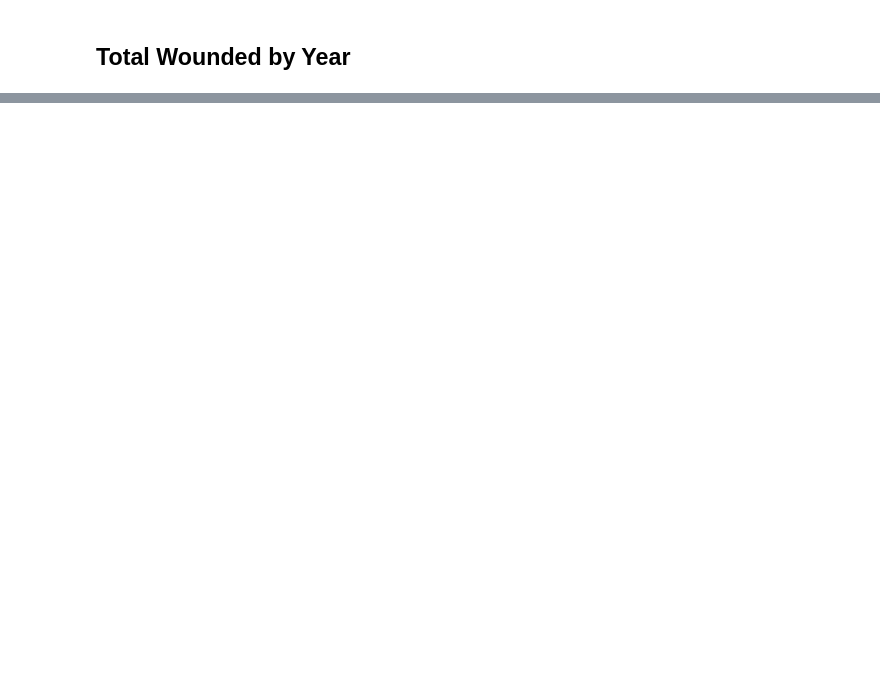
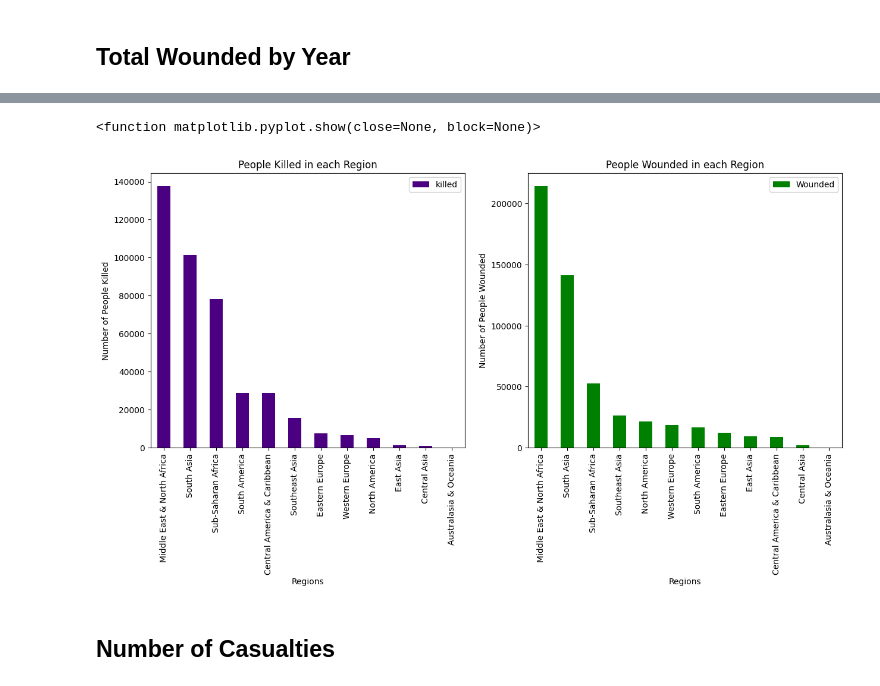
Before and after one commit to Gemini-Abhi/Machine-Learning-projects, a Jupyter notebook: Terrorism Project/Terrorism.ipynb, the cells around one changed output, grey strips where cells are left out. Cells and saved outputs as stored; diff of their text form; code cells hidden in the pictures; blank space fills up the shorter version.

```diff
--- a/Terrorism Project/Terrorism.ipynb
+++ b/Terrorism Project/Terrorism.ipynb
@@ -419,0 +424,3 @@ sns.barplot(data=w,x=w.index,y='Wounded',palette='inferno')
+# %%
+kw=df2[['Region','killed']].groupby('Region').sum().sort_values(by='killed',ascending=False)
+kw
@@ -419,0 +442,3 @@ sns.barplot(data=w,x=w.index,y='Wounded',palette='inferno')
+# %%
+wk=df2[['Region','Wounded']].groupby('Region').sum().sort_values(by='Wounded',ascending=False)
+wk
@@ -419,0 +460,23 @@ sns.barplot(data=w,x=w.index,y='Wounded',palette='inferno')
+# %%
+fig=plt.figure()
+ax0=fig.add_subplot(1,2,1)
+ax1=fig.add_subplot(1,2,2)
+
+#People Killed
+kw.plot(kind="bar",color="indigo",figsize=(15,6),ax=ax0)
+ax0.set_title("People Killed in each Region")
+ax0.set_xlabel("Regions")
+ax0.set_ylabel("Number of People Killed")
+
+#People Wounded
+wk.plot(kind="bar",color="green",figsize=(15,6),ax=ax1)
+ax1.set_title("People Wounded in each Region")
+ax1.set_xlabel("Regions")
+ax1.set_ylabel("Number of People Wounded")
+
+plt.show
+# %% [output]
+<function matplotlib.pyplot.show(close=None, block=None)>
+[figure, added]
+# %% [markdown]
+## Number of Casualties
```
Also changed, not shown: parts of 9 cells of this notebook.
